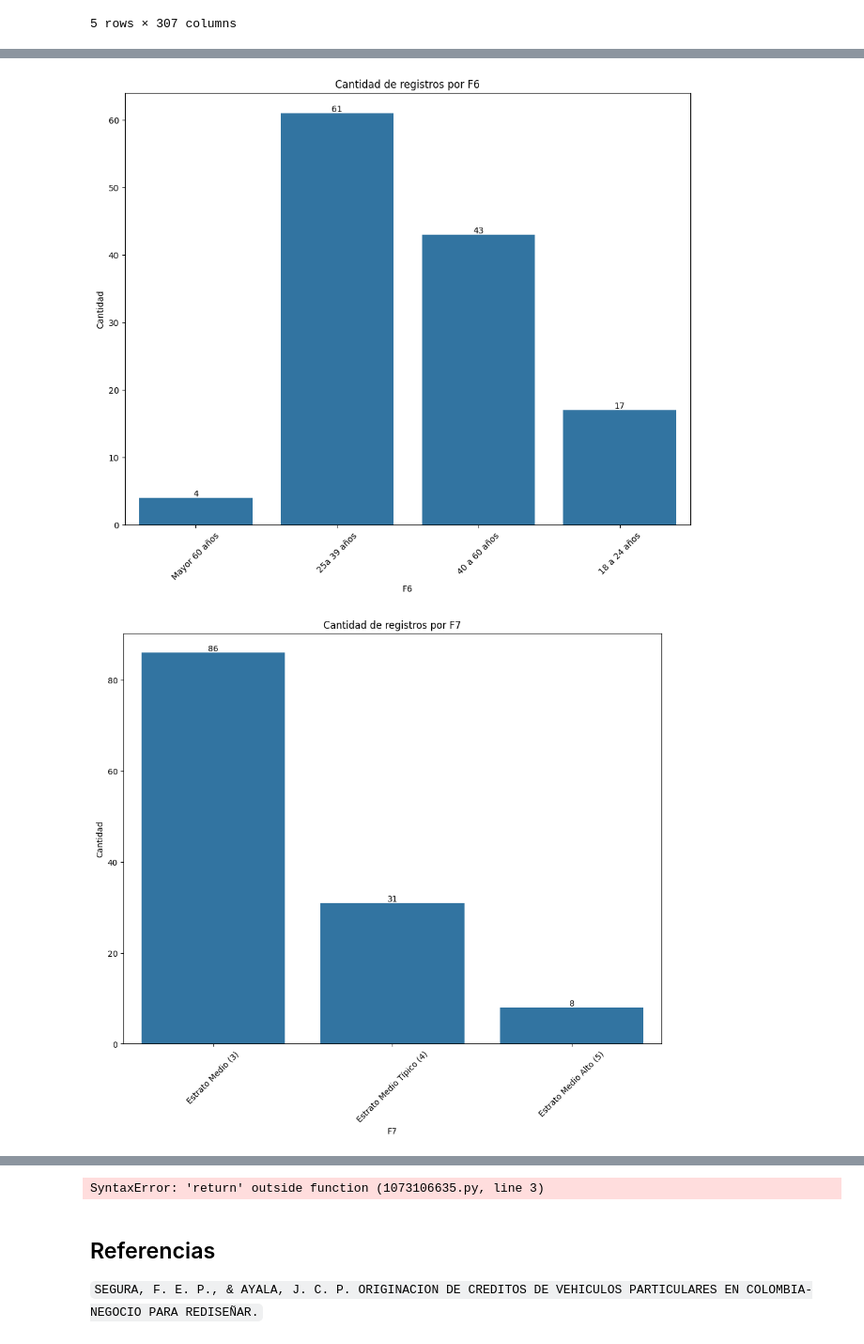
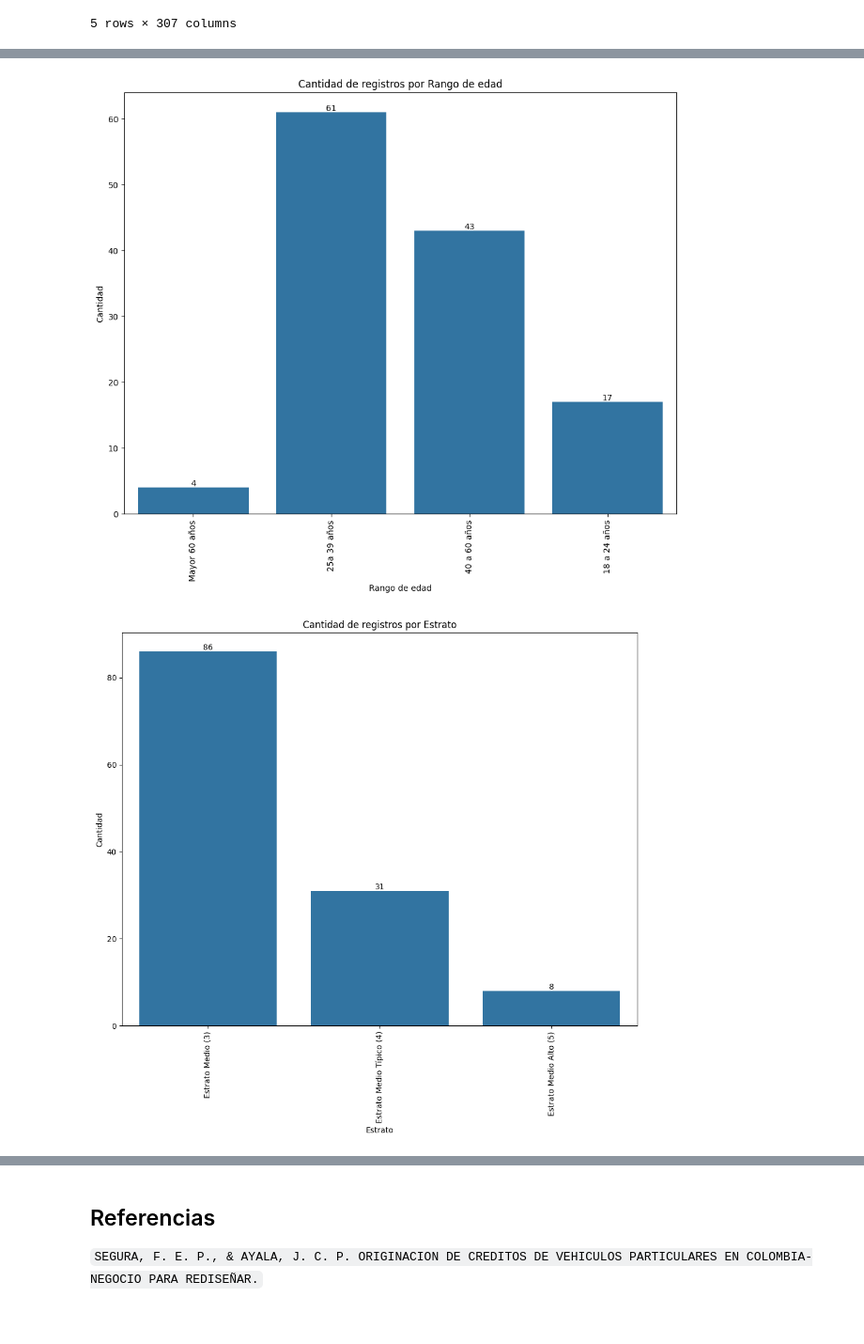
Before and after one commit to LordOnion88/MAD, a Jupyter notebook: Marketing Analytics/Clustering/CRISP DM SEGUROS AUTOS.ipynb, the cells around one changed output, grey strips where cells are left out. Shown at 94% size. Drawn from its saved outputs; the diff is of its cells as text; code cells hidden in the pictures.

```diff
--- a/Marketing Analytics/Clustering/CRISP DM SEGUROS AUTOS.ipynb
+++ b/Marketing Analytics/Clustering/CRISP DM SEGUROS AUTOS.ipynb
@@ -54,5 +54,6 @@ columnasAED = ['CIUDAD', 'F6','F7','D1','D2','D3']
 
 data_AED = data.copy()
 data_AED = data_AED[columnasAED]
+data_AED = data_AED.rename(columns={'CIUDAD':'Ciudad','F6':'Rango de edad','F7':'Estrato','D1':'Genero','D2':'Ocupación','D3':'Nivel de estudios'})
 data_AED
 # %% [output]
@@ -72,5 +73,4 @@ data_AED
 # %%
 for x in data_AED.columns:
     Graficar_categoricas (x,data_AED)
-return
 # %% [output]
@@ -78,2 +78,2 @@ return
-[figure, old version]
+[figure, new version]
-[figure, old version]
+[figure, new version]
@@ -83,4 +83,3 @@ return
-SyntaxError: 'return' outside function (1073106635.py, line 3)
 # %% [markdown]
 ## Referencias
 
```
Also changed, not shown: parts of 2 cells of this notebook.
